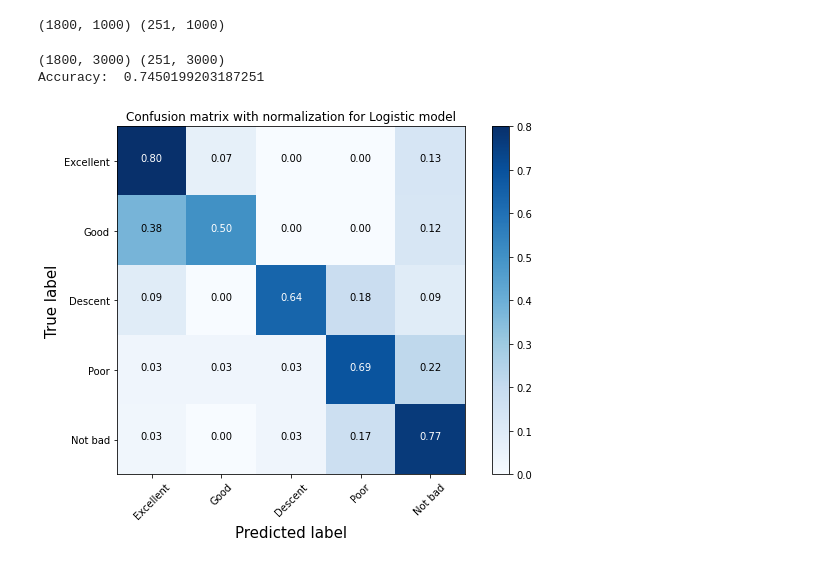
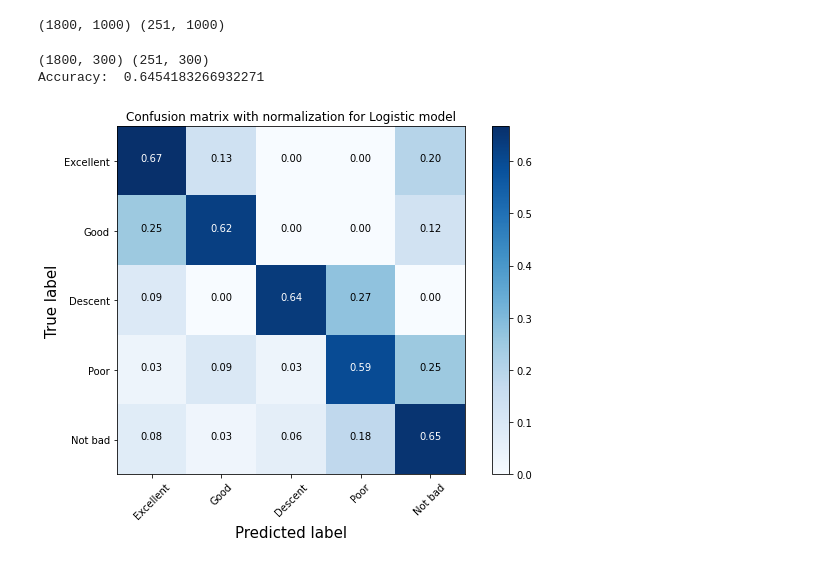
Before and after one commit to qSergio/cranky-text-analysis, a Jupyter notebook: eda_examples/EDA_example1.ipynb, the cells around one changed output. Drawn from its saved outputs; the diff is of its cells as text; code cells hidden in the pictures.

```diff
--- a/eda_examples/EDA_example1.ipynb
+++ b/eda_examples/EDA_example1.ipynb
@@ -168,35 +264,35 @@ def plot_confusion_matrix(cm, classes,
 from sklearn.linear_model import LogisticRegression
 from sklearn import metrics
 from sklearn.metrics import confusion_matrix , classification_report
 
-vect = CountVectorizer(max_features=3000) #
+vect = CountVectorizer(max_features=300) #
 X_train_bow = vect.fit_transform(X_train)#
 X_test_bow = vect.transform(X_test)
 
 tfidf = TfidfTransformer()
 X_train_dtm = tfidf.fit_transform(X_train_bow)#
 X_test_dtm = tfidf.transform(X_test_bow)
 print(X_train_dtm.shape, X_test_dtm.shape)
 #i.e., the dimension of our feature vector is 7394!
 
 logreg = LogisticRegression(class_weight="balanced",
                             solver = 'lbfgs',
                             multi_class = 'multinomial',
-                            max_iter= 1500,
+                            max_iter= 100,
                             random_state=2022) #instantiate a logistic regression model
 logreg.fit(X_train_dtm, y_train) #fit the model with training data
 
 #Make predictions on test data
 y_pred_class = logreg.predict(X_test_dtm)
 
 #calculate evaluation measures:
 print("Accuracy: ", metrics.accuracy_score(y_test, y_pred_class))
 
 cnf_matrix = confusion_matrix(y_test, y_pred_class)
 plt.figure(figsize=(8,6))
 plot_confusion_matrix(cnf_matrix, classes=list(df['review_rating_label'].unique()),normalize=True,
                       title='Confusion matrix with normalization for Logistic model')
 # %% [output]
-(1800, 3000) (251, 3000)
-Accuracy:  0.7450199203187251
+(1800, 300) (251, 300)
+Accuracy:  0.6454183266932271
-[figure, old version]
+[figure, new version]
```
Also changed, not shown: parts of 19 cells of this notebook, 2 other files.
